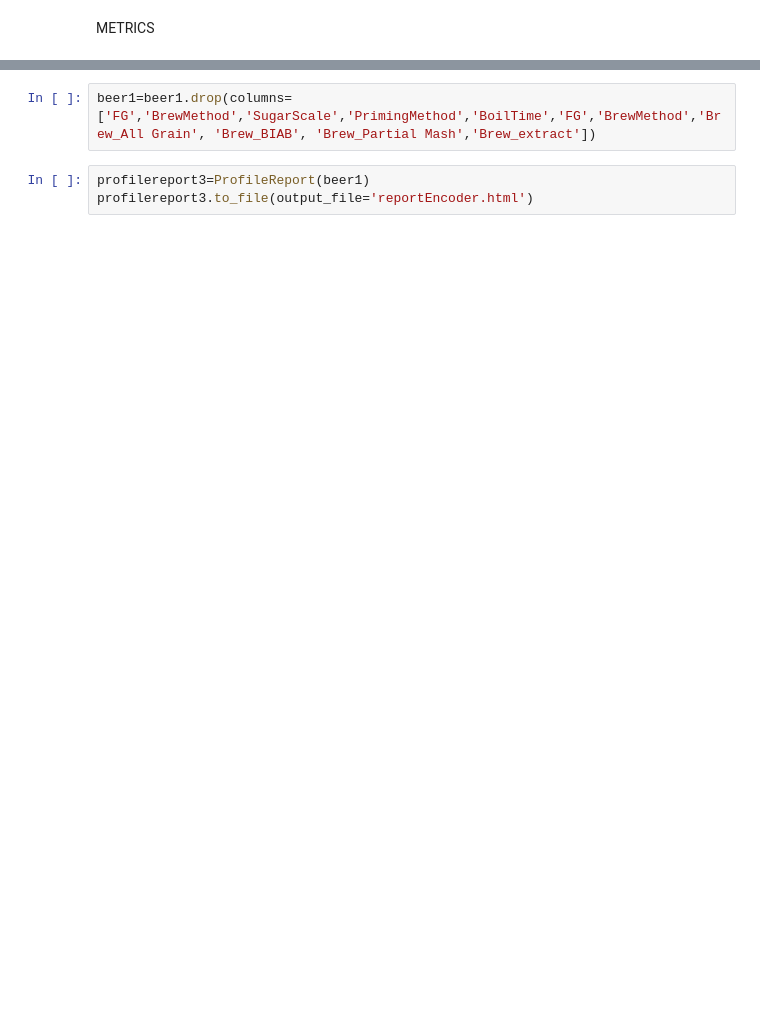
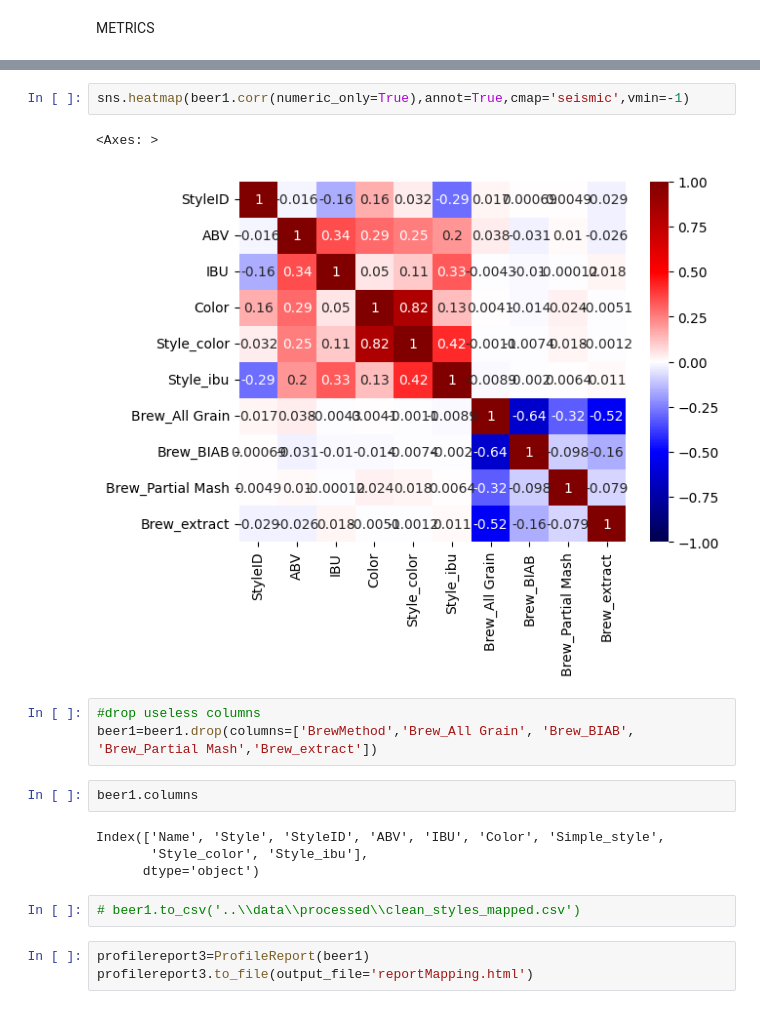
Before and after one commit to agui968/Predicting-Beer-Styles-with-Machine-Learning, a Jupyter notebook: notebooks/02limpieza.ipynb, the cells around one changed output, grey strips where cells are left out. Drawn from its saved outputs; the diff is of its cells as text; blank space fills up the shorter version.

Commit message:
cleaned and reorganized files

```diff
--- a/notebooks/02limpieza.ipynb
+++ b/notebooks/02limpieza.ipynb
@@ -350,9 +370,23 @@ Index(['Name', 'Style', 'StyleID', 'FG', 'ABV', 'IBU', 'Color', 'BoilTime',
       dtype='object')
+# %%
+sns.heatmap(beer1.corr(numeric_only=True),annot=True,cmap='seismic',vmin=-1)
+# %% [output]
+<Axes: >
+[figure, added]
 # %%
-beer1=beer1.drop(columns=['FG','BrewMethod','SugarScale','PrimingMethod','BoilTime','FG','BrewMethod','Brew_All Grain', 'Brew_BIAB', 'Brew_Partial Mash','Brew_extract'])
+#drop useless columns
+beer1=beer1.drop(columns=['BrewMethod','Brew_All Grain', 'Brew_BIAB', 'Brew_Partial Mash','Brew_extract'])
+# %%
+beer1.columns
+# %% [output]
+Index(['Name', 'Style', 'StyleID', 'ABV', 'IBU', 'Color', 'Simple_style',
+       'Style_color', 'Style_ibu'],
+      dtype='object')
+# %%
+# beer1.to_csv('..\\data\\processed\\clean_styles_mapped.csv')
 # %%
 profilereport3=ProfileReport(beer1)
-profilereport3.to_file(output_file='reportEncoder.html')
+profilereport3.to_file(output_file='reportMapping.html')
 # %%
 beer1.info()
 # %% [output]
```
Also changed, not shown: parts of 30 cells of this notebook, 15 other files.
